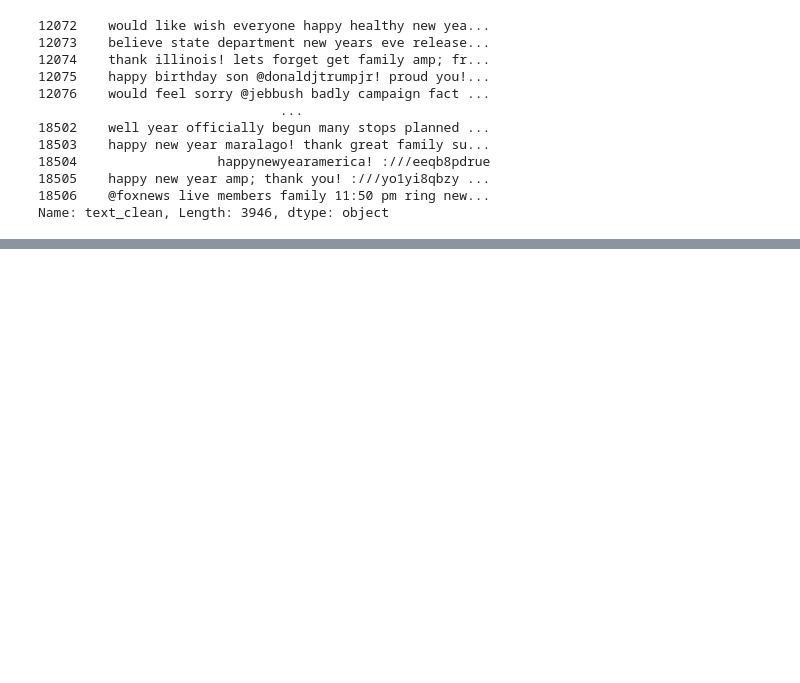
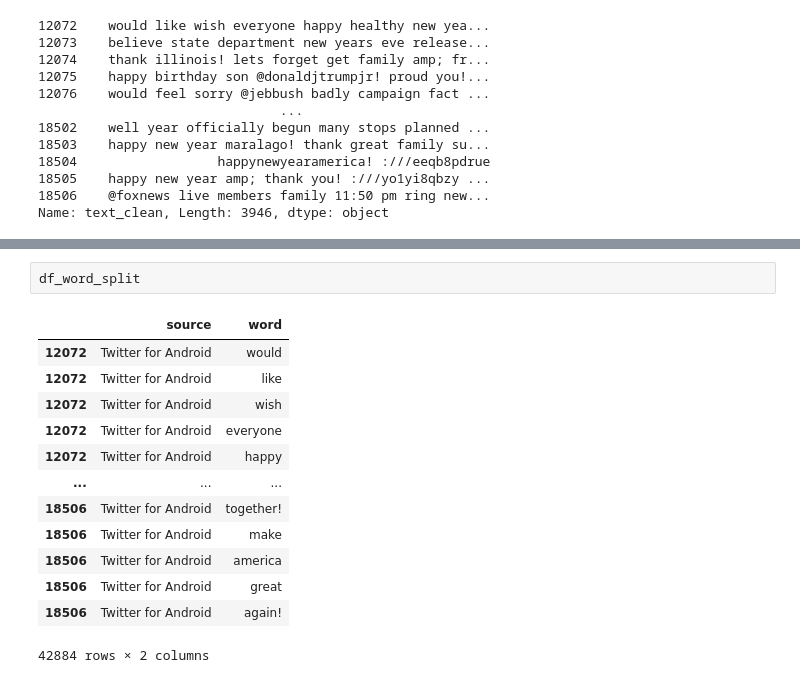
Before and after one commit to heber1502/NLP, a Jupyter notebook: tweets.ipynb, the cells around one changed output, grey strips where cells are left out. Saved outputs shown, nothing was run; the diff lists cells and outputs as text; blank space fills up the shorter version.

```diff
--- a/tweets.ipynb
+++ b/tweets.ipynb
@@ -287,0 +307,16 @@ plt.show()
+# %%
+df_word_split
+# %% [output]
+|  | source | word |
+| 12072 | Twitter for Android | would |
+| 12072 | Twitter for Android | like |
+| 12072 | Twitter for Android | wish |
+| 12072 | Twitter for Android | everyone |
+| 12072 | Twitter for Android | happy |
+| ... | ... | ... |
+| 18506 | Twitter for Android | together! |
+| 18506 | Twitter for Android | make |
+| 18506 | Twitter for Android | america |
+| 18506 | Twitter for Android | great |
+| 18506 | Twitter for Android | again! |
+42884 rows × 2 columns
```
Also changed, not shown: parts of 7 cells of this notebook, 1 other file.
